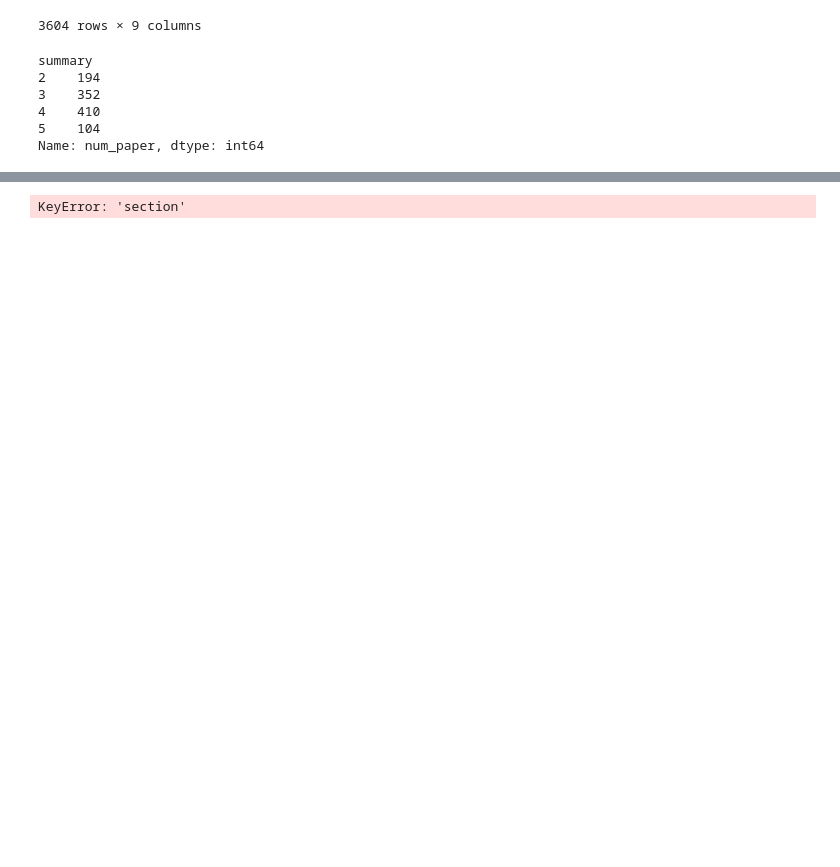
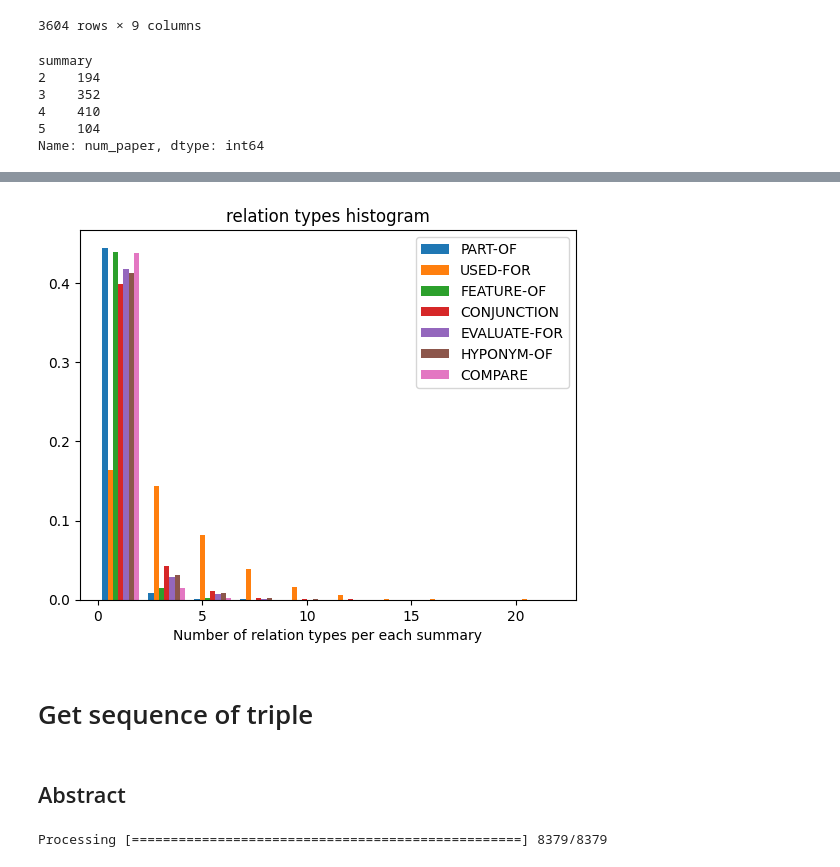
Before and after one commit to Thetang-145/My_Thesis_Playground, a Jupyter notebook: PL-Marker/_visualizeTriple.ipynb, the cells around one changed output, grey strips where cells are left out. Cells and saved outputs as stored; diff of their text form; code cells hidden in the pictures; blank space fills up the shorter version.

```diff
--- a/PL-Marker/_visualizeTriple.ipynb
+++ b/PL-Marker/_visualizeTriple.ipynb
@@ -301,12 +287,8 @@ DATAFILES = {
-# %%
-filepath = dataset_path+DATAFILES["train"]
-with open(filepath, 'r') as json_file:
-    json_list = list(json_file)
-dataset = []
-section = 1
-for i, json_str in enumerate(json_list):
-    result = json.loads(json_str)
-    print(result["paper"]["section"][section])
-    break
-# %% [output]
-KeyError: 'section'
+# %%
+hist_graph(rel_stat_df, rel_types, name_count="relation types")
+# %% [output]
+[figure, added]
+# %% [markdown]
+# Get sequence of triple
+# %% [markdown]
+## Abstract
@@ -312,0 +359,4 @@ KeyError: 'section'
+# %%
+len_abs_df = getProcessedLen(dataset_abs)
+# %% [output]
+Processing [==================================================] 8379/8379
```
Also changed, not shown: parts of 47 cells of this notebook, 26 other files.
